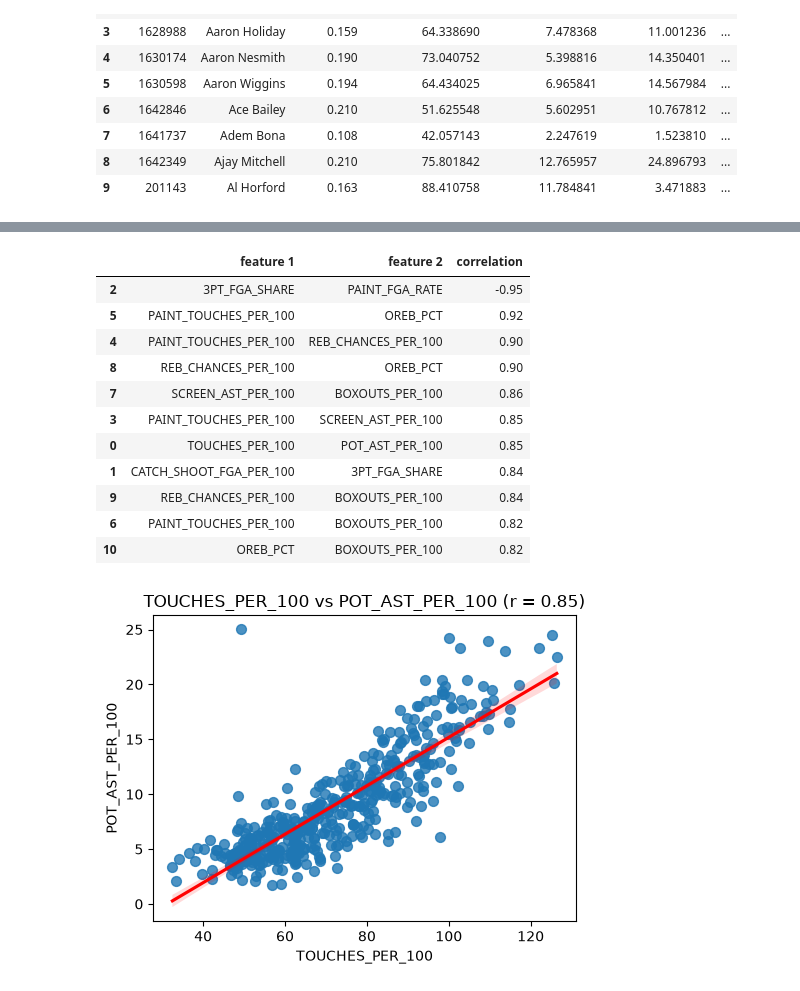
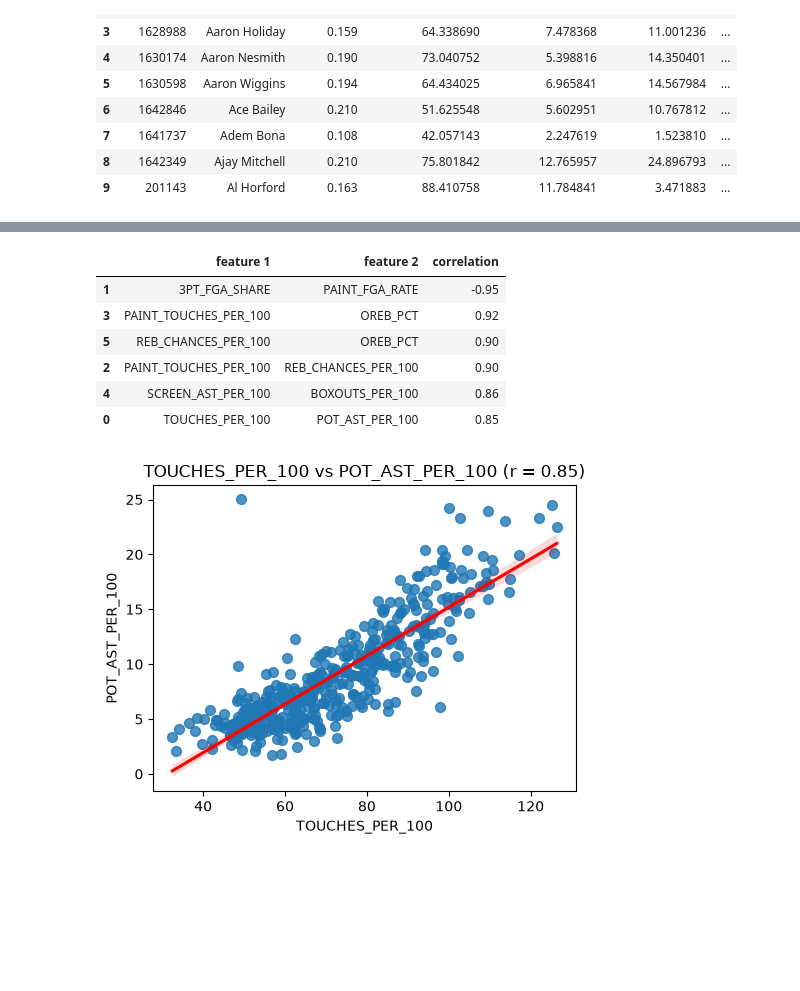
Before and after one commit to alex-abrego/nba-player-archetype-clustering, a Jupyter notebook: notebooks/03_exploratory_data_analysis.ipynb, the cells around one changed output, grey strips where cells are left out. Cells and saved outputs as stored; diff of their text form; code cells hidden in the pictures; blank space fills up the shorter version.

```diff
--- a/notebooks/03_exploratory_data_analysis.ipynb
+++ b/notebooks/03_exploratory_data_analysis.ipynb
@@ -281,28 +274,23 @@ plt.show()
 # %%
 feature_names = features.columns.tolist()
 strong_corr = []
 for i in range(len(feature_names)):
     for j in range(i + 1, len(feature_names)):
         f1 = feature_names[i]
         f2 = feature_names[j]
         r = corr.loc[f1, f2]
-        if abs(r) >= 0.81:
+        if abs(r) >= 0.85:
             strong_corr.append({"feature 1": f1, "feature 2": f2, "correlation": round(r, 2)})
 strong_corr_df = pd.DataFrame(strong_corr)
 strong_corr_df.sort_values("correlation", key = abs, ascending = False)
 # %% [output]
 |  | feature 1 | feature 2 | correlation |
-| 2 | 3PT_FGA_SHARE | PAINT_FGA_RATE | -0.95 |
-| 5 | PAINT_TOUCHES_PER_100 | OREB_PCT | 0.92 |
-| 4 | PAINT_TOUCHES_PER_100 | REB_CHANCES_PER_100 | 0.90 |
-| 8 | REB_CHANCES_PER_100 | OREB_PCT | 0.90 |
-| 7 | SCREEN_AST_PER_100 | BOXOUTS_PER_100 | 0.86 |
-| 3 | PAINT_TOUCHES_PER_100 | SCREEN_AST_PER_100 | 0.85 |
+| 1 | 3PT_FGA_SHARE | PAINT_FGA_RATE | -0.95 |
+| 3 | PAINT_TOUCHES_PER_100 | OREB_PCT | 0.92 |
+| 5 | REB_CHANCES_PER_100 | OREB_PCT | 0.90 |
+| 2 | PAINT_TOUCHES_PER_100 | REB_CHANCES_PER_100 | 0.90 |
+| 4 | SCREEN_AST_PER_100 | BOXOUTS_PER_100 | 0.86 |
 | 0 | TOUCHES_PER_100 | POT_AST_PER_100 | 0.85 |
-| 1 | CATCH_SHOOT_FGA_PER_100 | 3PT_FGA_SHARE | 0.84 |
-| 9 | REB_CHANCES_PER_100 | BOXOUTS_PER_100 | 0.84 |
-| 6 | PAINT_TOUCHES_PER_100 | BOXOUTS_PER_100 | 0.82 |
-| 10 | OREB_PCT | BOXOUTS_PER_100 | 0.82 |
 # %%
 for index, row in strong_corr_df.iterrows():
     x_var = row["feature 1"]
```
Also changed, not shown: parts of 12 cells of this notebook.
